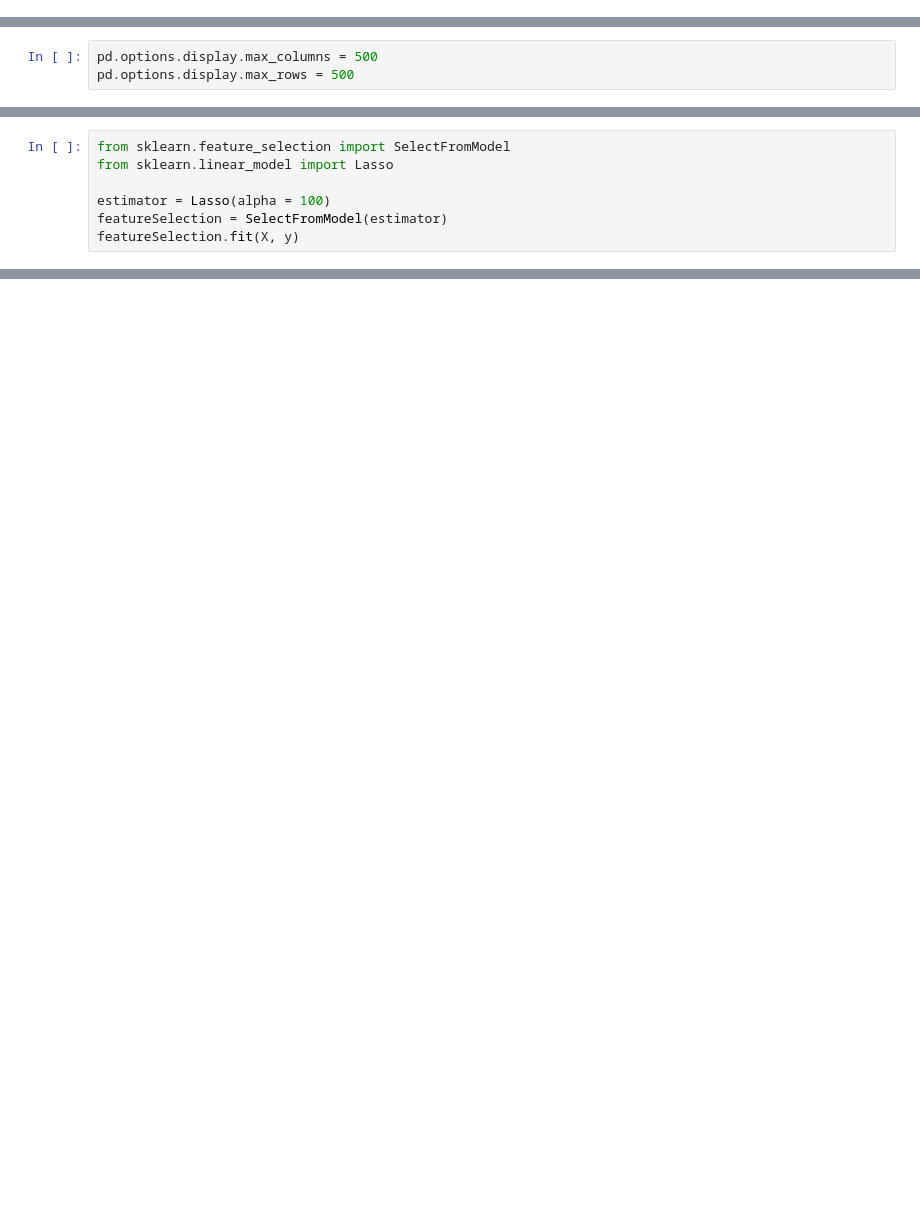
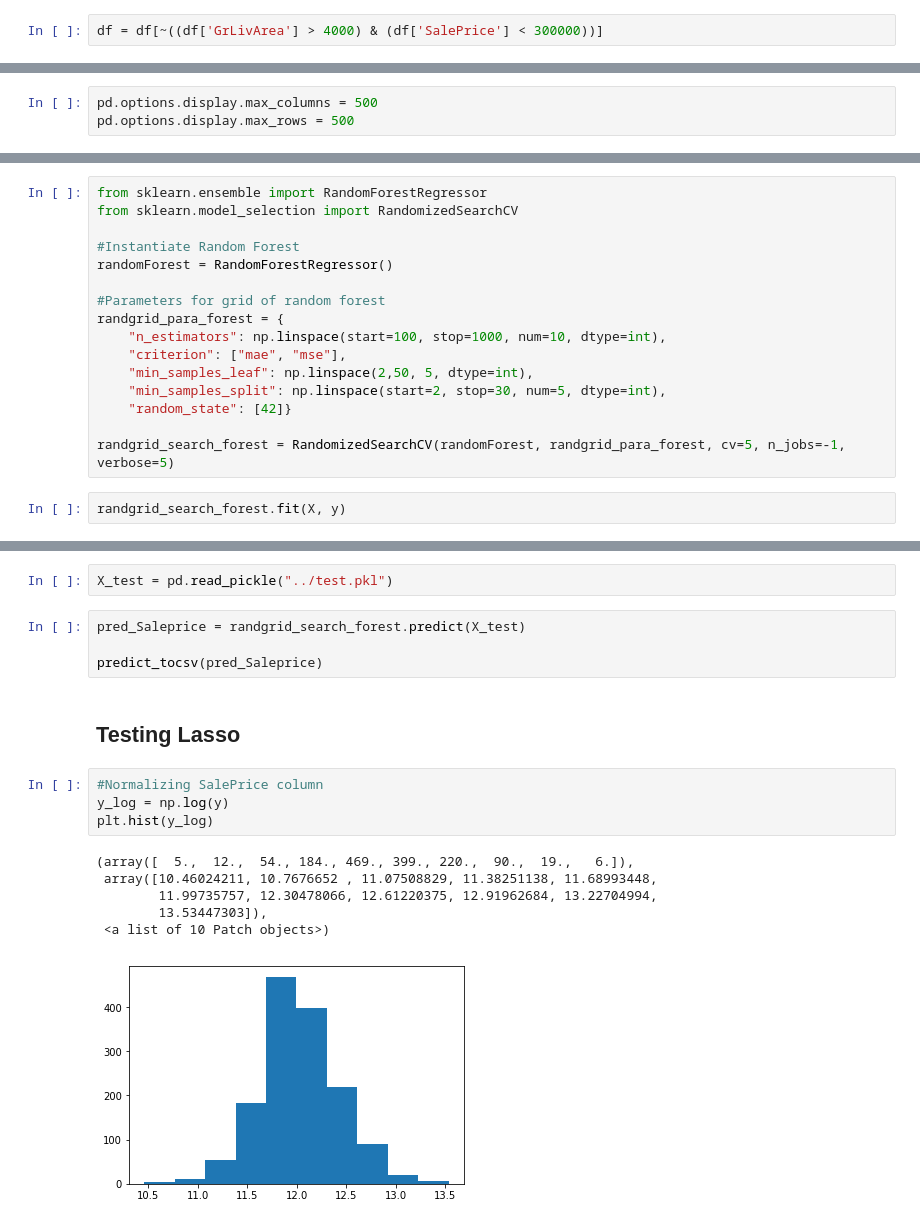
Before and after one commit to tybrs/kaggle-housing-prices, a Jupyter notebook: Ray/Testing.ipynb, the cells around one changed output, grey strips where cells are left out. Drawn from its saved outputs; the diff is of its cells as text; blank space fills up the shorter version.

```diff
--- a/Ray/Testing.ipynb
+++ b/Ray/Testing.ipynb
@@ -19,0 +10,2 @@ df.head()
+# %%
+df = df[~((df['GrLivArea'] > 4000) & (df['SalePrice'] < 300000))]
@@ -117,7 +83,0 @@ pd.DataFrame([dfnew.columns, rf.feature_importances_]).T.sort_values(1, ascendin
-# %%
-from sklearn.feature_selection import SelectFromModel
-from sklearn.linear_model import Lasso
-
-estimator = Lasso(alpha = 100)
-featureSelection = SelectFromModel(estimator)
-featureSelection.fit(X, y)
@@ -136,0 +86,18 @@ coef_matrix_lasso = pd.DataFrame(index=ind, columns=col)
+# %%
+from sklearn.ensemble import RandomForestRegressor
+from sklearn.model_selection import RandomizedSearchCV
+
+#Instantiate Random Forest
+randomForest = RandomForestRegressor()
+
+#Parameters for grid of random forest
+randgrid_para_forest = {
+    "n_estimators": np.linspace(start=100, stop=1000, num=10, dtype=int),
+    "criterion": ["mae", "mse"],
+    "min_samples_leaf": np.linspace(2,50, 5, dtype=int),
+    "min_samples_split": np.linspace(start=2, stop=30, num=5, dtype=int),
+    "random_state": [42]}
+
+randgrid_search_forest = RandomizedSearchCV(randomForest, randgrid_para_forest, cv=5, n_jobs=-1, verbose=5)
+# %%
+randgrid_search_forest.fit(X, y)
@@ -136,0 +127,19 @@ coef_matrix_lasso = pd.DataFrame(index=ind, columns=col)
+# %%
+X_test = pd.read_pickle("../test.pkl")
+# %%
+pred_Saleprice = randgrid_search_forest.predict(X_test)
+
+predict_tocsv(pred_Saleprice)
+# %% [markdown]
+## Testing Lasso
+# %%
+#Normalizing SalePrice column
+y_log = np.log(y)
+plt.hist(y_log)
+# %% [output]
+(array([  5.,  12.,  54., 184., 469., 399., 220.,  90.,  19.,   6.]),
+ array([10.46024211, 10.7676652 , 11.07508829, 11.38251138, 11.68993448,
+        11.99735757, 12.30478066, 12.61220375, 12.91962684, 13.22704994,
+        13.53447303]),
+ <a list of 10 Patch objects>)
+[figure, added]
```
Also changed, not shown: parts of 42 cells of this notebook, 2 other files.
